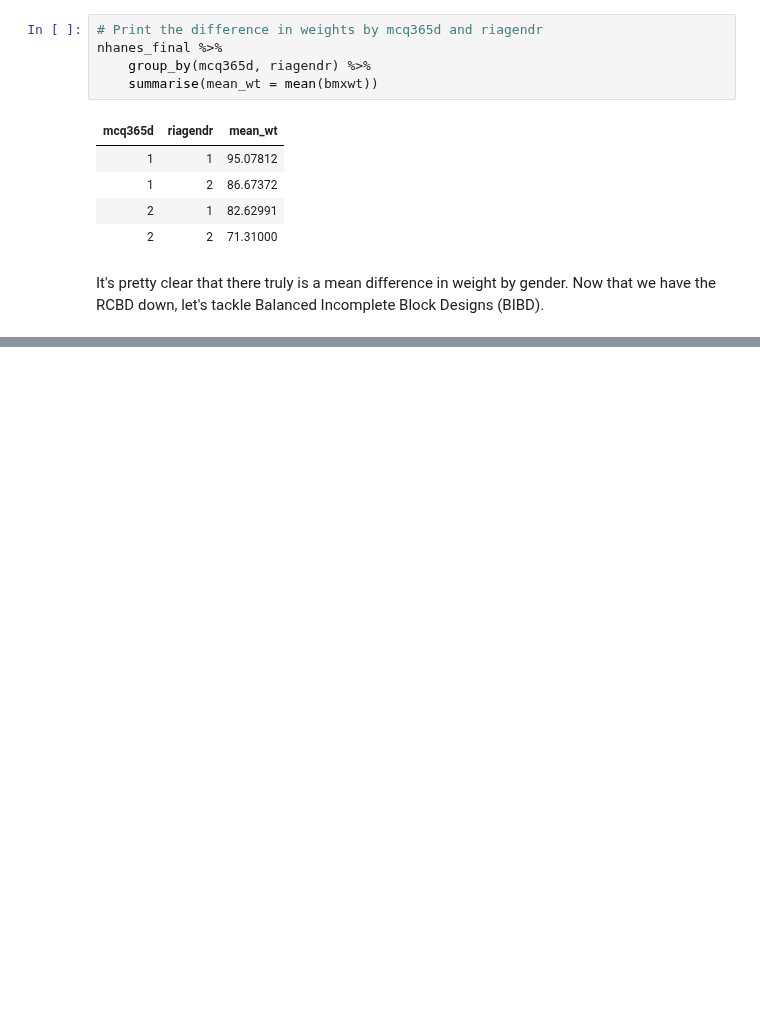
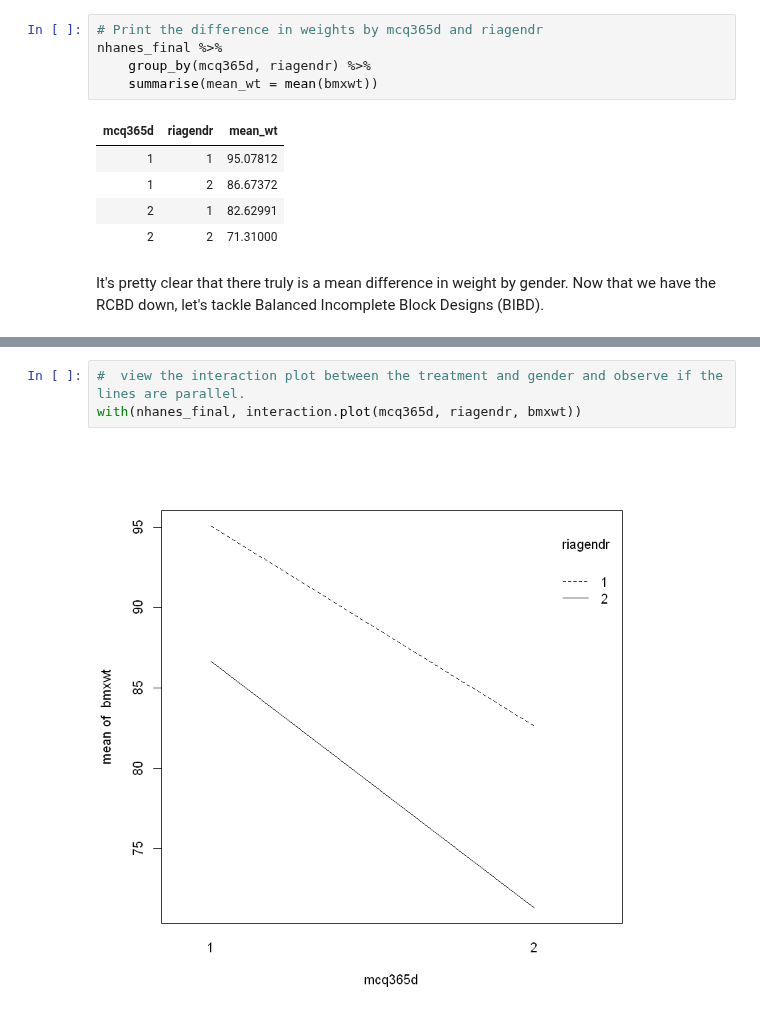
Before and after one commit to iamjz/R-Data, a Jupyter notebook: Design of Experiments.ipynb, the cells around one changed output, grey strips where cells are left out. Cells and saved outputs as stored; diff of their text form; blank space fills up the shorter version.

```diff
--- a/Design of Experiments.ipynb
+++ b/Design of Experiments.ipynb
@@ -1735,0 +1742,5 @@ The nhanes_rcbd model object from the last exercise has been loaded for you. Exa
+# %%
+#  view the interaction plot between the treatment and gender and observe if the lines are parallel.
+with(nhanes_final, interaction.plot(mcq365d, riagendr, bmxwt))
+# %% [output]
+[figure, added]
```
Also changed, not shown: parts of 5 cells of this notebook.
